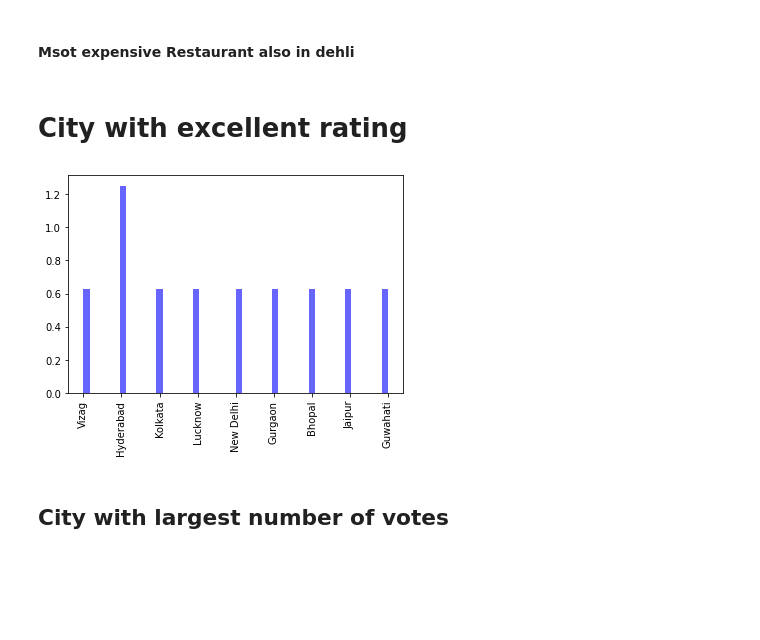
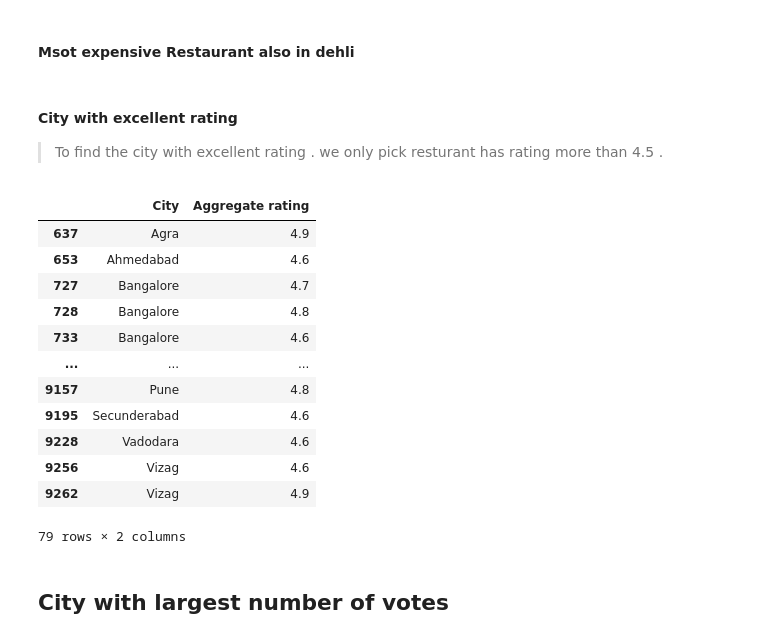
Before and after one commit to kaminithakur1995/pyhton, a Jupyter notebook: Zomato Restaurant.ipynb, the cells around one changed output. Saved outputs shown, nothing was run; the diff lists cells and outputs as text; code cells hidden in the pictures; blank space fills up the shorter version.

```diff
--- a/Zomato Restaurant.ipynb
+++ b/Zomato Restaurant.ipynb
@@ -201,20 +216,31 @@ plt.show()
 # %% [markdown]
 #### Msot expensive Restaurant also in dehli
 # %% [markdown]
-# City with excellent rating
+#### City with excellent rating
+>To find the city with excellent rating . we only pick resturant has rating more than 4.5 .
 # %%
 city_rating =zomato[['City','Aggregate rating']][zomato['Country Code']==1]
-city_rating.sort_values(by='Aggregate rating',ascending=True,inplace=True)
-city_rating_top_20=city_rating
-city_rating_top_20
+city_rating=city_rating[city_rating['Aggregate rating']>4.5]
+city_rating
 # plt.figure(figsize =(10,4))
-plt.hist(city_rating_top_20['City'][-10:], bins=50, density=True, alpha=0.6, color='b')
-plt.xticks(rotation=90)
-xlabel="City"
-ylabel="Frequency in top 20 rating "
-plt.show()
+# plt.hist(city_rating_top_20['City'][-10:], bins=50, density=True, alpha=0.6, color='b')
+# plt.xticks(rotation=90)
+# plt.title('City with excellent rating')
+# plt.show()
 # %% [output]
-[figure, removed]
+|  | City | Aggregate rating |
+| 637 | Agra | 4.9 |
+| 653 | Ahmedabad | 4.6 |
+| 727 | Bangalore | 4.7 |
+| 728 | Bangalore | 4.8 |
+| 733 | Bangalore | 4.6 |
+| ... | ... | ... |
+| 9157 | Pune | 4.8 |
+| 9195 | Secunderabad | 4.6 |
+| 9228 | Vadodara | 4.6 |
+| 9256 | Vizag | 4.6 |
+| 9262 | Vizag | 4.9 |
+79 rows × 2 columns
 # %% [markdown]
 ##  City with largest number of votes
 # %%
```
Also changed, not shown: parts of 10 cells of this notebook.
